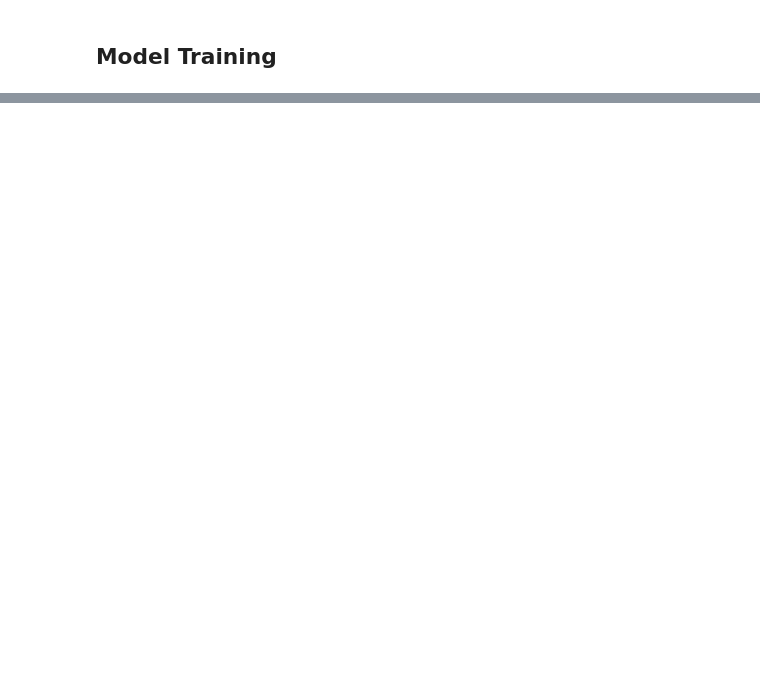
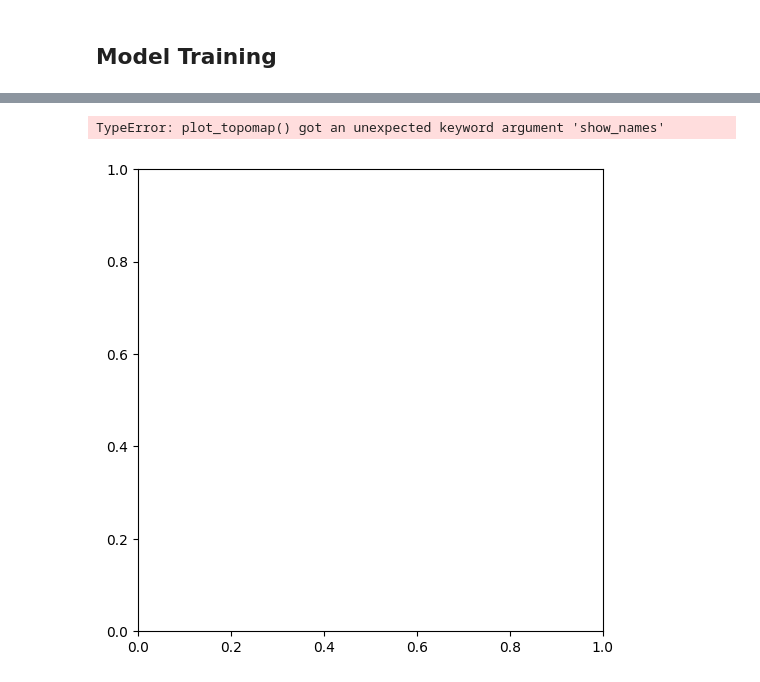
Before and after one commit to LeRealisateur/GGN, a Jupyter notebook: project_pipeline.ipynb, the cells around one changed output, grey strips where cells are left out. Saved outputs shown, nothing was run; the diff lists cells and outputs as text; code cells hidden in the pictures; blank space fills up the shorter version.

```diff
--- a/project_pipeline.ipynb
+++ b/project_pipeline.ipynb
@@ -82,6 +239,7 @@ subjects_id = config['data']['subjects']
 
 bids_root = config['data']['path']
 
+result_save_path = config['output']['results_save_path']
 
 test_losses = []
 accuracies = []
@@ -100,9 +258,27 @@ if not subjects_id:
 for subject in subjects_id:
 
     if running_model == "GGN":
+        raw_data = mne.io.read_raw_brainvision(
+            os.path.join(bids_root, subject, "eeg", f"{subject}_task-{config['data']['tasks'][0]}_eeg.vhdr"),
+            eog=["VEOG", "HEOG"],
+            misc=["rating", "temp", "stim"],
+            preload=True,
+        )
+        if 'Iz' in raw_data.ch_names:
+            raw_data.drop_channels(["Iz"])
+
+        montage = mne.channels.make_standard_montage('standard_1020')
+        raw_data.set_montage(montage)
+        coords = np.array([
+            ch['loc'][:3] for ch in raw_data.info['chs']
+            if ch['kind'] == mne.io.constants.FIFF.FIFFV_EEG_CH and np.any(ch['loc'][:3])
+        ])
+        info = raw_data.info
+
         train_loader, val_loader, test_loader = dataset.create_dataloader([subject], config)
 
-        model = GGN.GGN(**config['models']['GGN']['parameters'], device=device)
+        model = GGN.GGN(**config['models']['GGN']['parameters'], subject_id=subject, coords=coords, info=info,
+                        save_path=result_save_path)
 
         criterion = torch.nn.CrossEntropyLoss()
         optimizer = torch.optim.Adam(model.parameters(), lr=0.001)
@@ -185,3 +361,4 @@ print(f"Mean Recall (Sensitivity) across all subjects: {mean_recall:.2f}")
 print(f"Mean Precision across all subjects: {mean_precision:.2f}")
 print(f"Mean F1 Score across all subjects: {mean_f1:.2f}")
 print(f"Mean AUC-ROC across all subjects: {mean_auc_roc:.2f}")
+# %% [output]
@@ -188,3 +366,5 @@ print(f"Mean AUC-ROC across all subjects: {mean_auc_roc:.2f}")
+TypeError: plot_topomap() got an unexpected keyword argument 'show_names'
+[figure, added]
 # %%
 # Configuration
 base_dir = os.path.join(os.getcwd(), "data/processed")  # Répertoire contenant les fichiers d'origine
```
Also changed, not shown: parts of 3 cells of this notebook.
